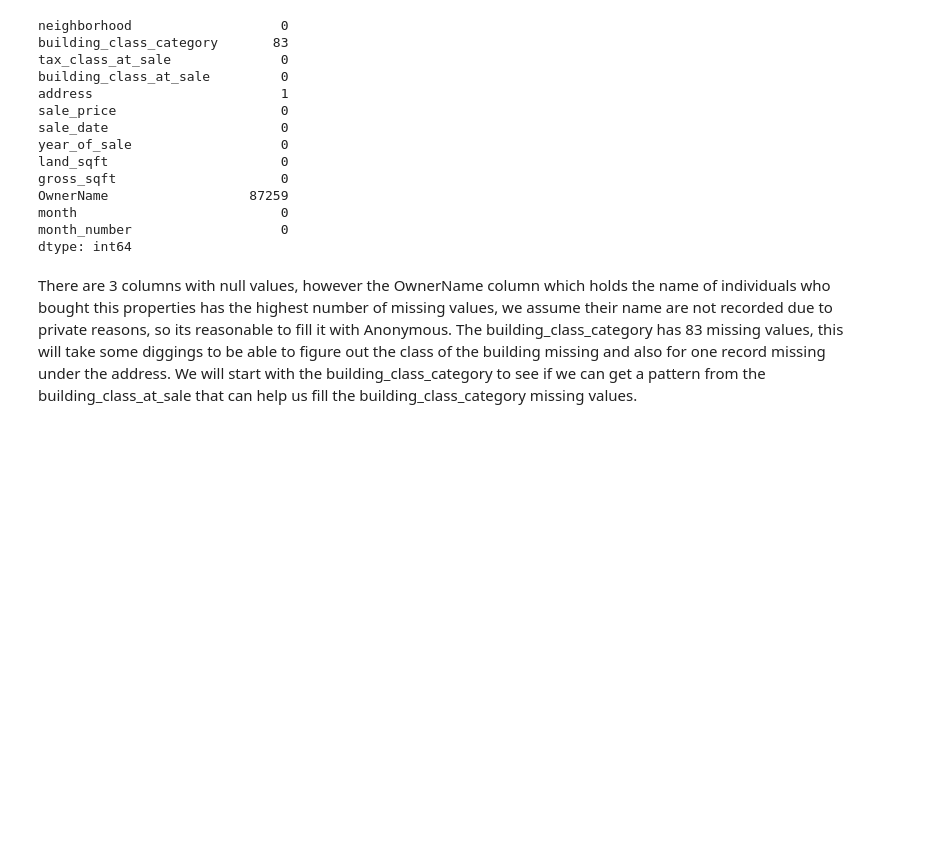
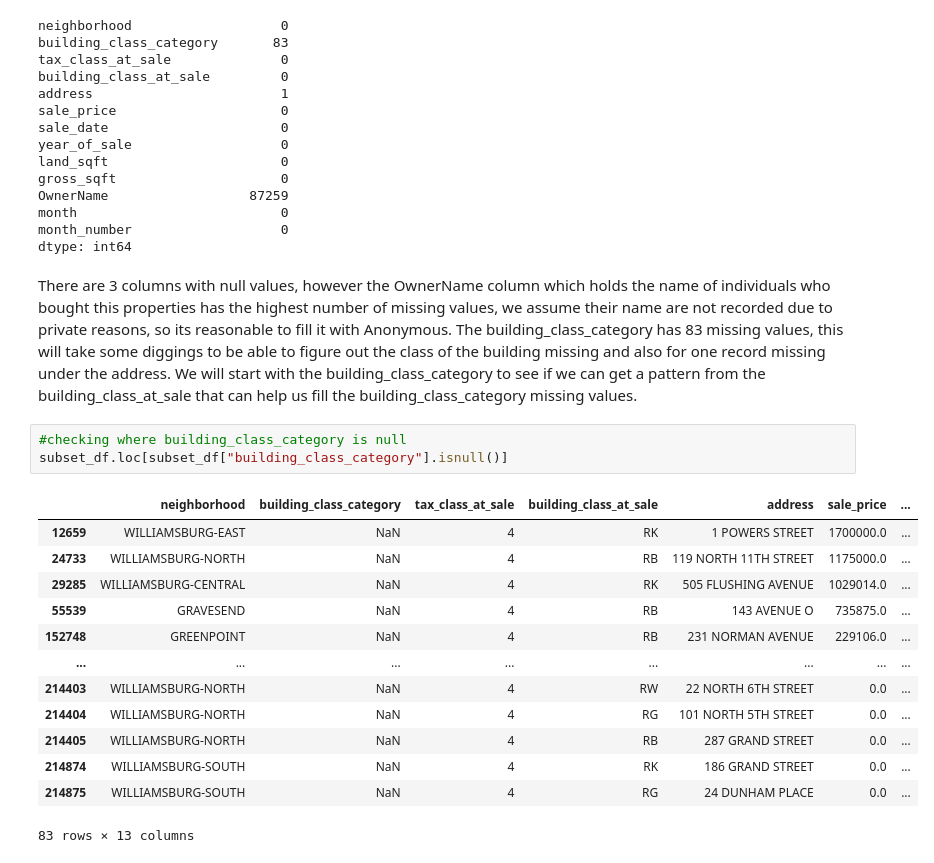
Before and after one commit to Ayomi-tech/brooklyn_housing_project, a Jupyter notebook: Untitled.ipynb, the cells around one changed output. Cells and saved outputs as stored; diff of their text form; blank space fills up the shorter version.

```diff
--- a/Untitled.ipynb
+++ b/Untitled.ipynb
@@ -132,3 +128,20 @@ month_number                   0
 dtype: int64
 # %% [markdown]
 There are 3 columns with null values, however the OwnerName column which holds the name of individuals who bought this properties has the highest number of missing values, we assume their name are not recorded due to private reasons, so its reasonable to fill it with Anonymous. The building_class_category has 83 missing values, this will take some diggings to be able to figure out the class of the building missing and also for one record missing under the address. We will start with the building_class_category to see if we can get a pattern from the building_class_at_sale that can help us fill the building_class_category missing values.
+# %%
+#checking where building_class_category is null
+subset_df.loc[subset_df["building_class_category"].isnull()]
+# %% [output]
+|  | neighborhood | building_class_category | tax_class_at_sale | building_class_at_sale | address | sale_price | ... |
+| 12659 | WILLIAMSBURG-EAST | NaN | 4 | RK | 1 POWERS STREET | 1700000.0 | ... |
+| 24733 | WILLIAMSBURG-NORTH | NaN | 4 | RB | 119 NORTH 11TH STREET | 1175000.0 | ... |
+| 29285 | WILLIAMSBURG-CENTRAL | NaN | 4 | RK | 505 FLUSHING AVENUE | 1029014.0 | ... |
+| 55539 | GRAVESEND | NaN | 4 | RB | 143 AVENUE O | 735875.0 | ... |
+| 152748 | GREENPOINT | NaN | 4 | RB | 231 NORMAN AVENUE | 229106.0 | ... |
+| ... | ... | ... | ... | ... | ... | ... | ... |
+| 214403 | WILLIAMSBURG-NORTH | NaN | 4 | RW | 22 NORTH 6TH STREET | 0.0 | ... |
+| 214404 | WILLIAMSBURG-NORTH | NaN | 4 | RG | 101 NORTH 5TH STREET | 0.0 | ... |
+| 214405 | WILLIAMSBURG-NORTH | NaN | 4 | RB | 287 GRAND STREET | 0.0 | ... |
+| 214874 | WILLIAMSBURG-SOUTH | NaN | 4 | RK | 186 GRAND STREET | 0.0 | ... |
+| 214875 | WILLIAMSBURG-SOUTH | NaN | 4 | RG | 24 DUNHAM PLACE | 0.0 | ... |
+83 rows × 13 columns
```
Also changed, not shown: parts of 40 cells of this notebook.
